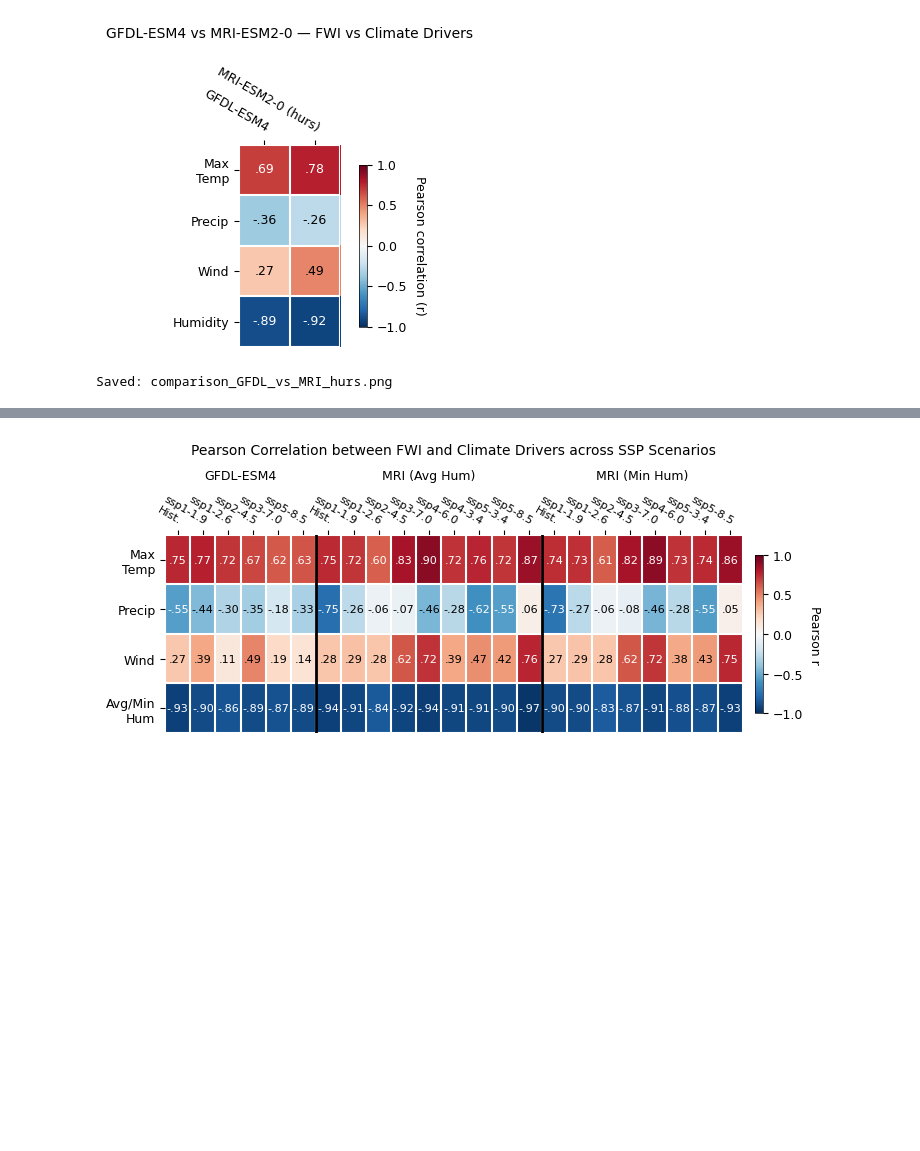
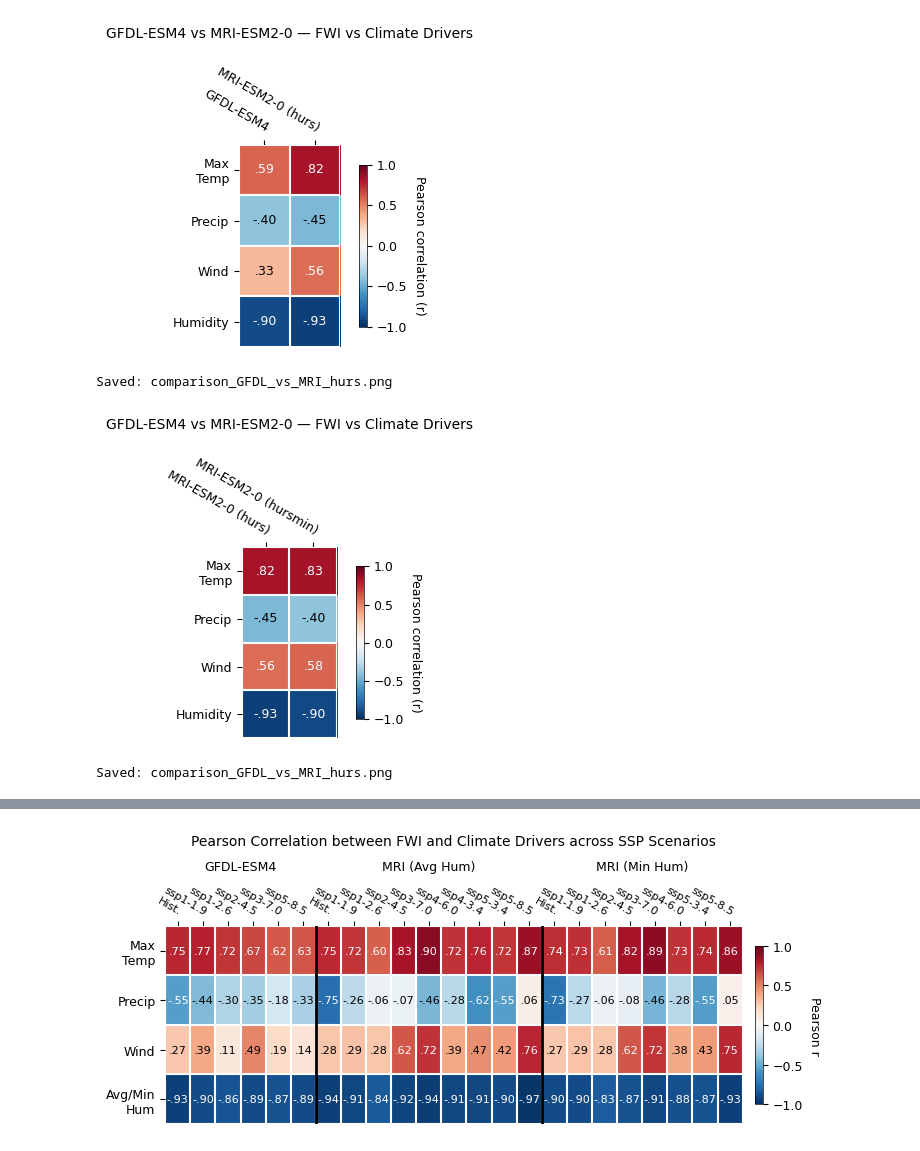
Before and after one commit to Thunthita/ClimateChangeonWildfire, a Jupyter notebook: new/src/All/Model_Comparison_Heatmap.ipynb, the cells around one changed output, grey strips where cells are left out. Cells and saved outputs as stored; diff of their text form; code cells hidden in the pictures; blank space fills up the shorter version.

```diff
--- a/new/src/All/Model_Comparison_Heatmap.ipynb
+++ b/new/src/All/Model_Comparison_Heatmap.ipynb
@@ -172,14 +195,30 @@ def plot_model_comparison_heatmap(
 # %%
 # ── Heatmap 1: GFDL-ESM4 vs MRI-ESM2-0 (hurs) ───────────────────────────────
-COMMON_SCENARIOS_1 = ["historical", "ssp119", "ssp126", "ssp245", "ssp370", "ssp585"]
+ALL_SCENARIOS_FULL = ["historical", "ssp119", "ssp126", "ssp245",
+             "ssp370", "ssp434", "ssp460", "ssp534", "ssp585"]
 
 plot_model_comparison_heatmap(
     model_names = ["GFDL-ESM4", "MRI-ESM2-0 (hurs)"],
-    scenarios   = COMMON_SCENARIOS_1,
+    scenarios   = ALL_SCENARIOS_FULL,
     title       = "GFDL-ESM4 vs MRI-ESM2-0 — FWI vs Climate Drivers",
     filename    = "comparison_GFDL_vs_MRI_hurs.png",
     hum_label   = "Humidity",
 )
 # %% [output]
-[figure, old version]
+[figure, new version]
 Saved: comparison_GFDL_vs_MRI_hurs.png
+# %%
+# ── Heatmap 1: GFDL-ESM4 vs MRI-ESM2-0 (hurs) ───────────────────────────────
+ALL_SCENARIOS_FULL = ["historical", "ssp119", "ssp126", "ssp245",
+             "ssp370", "ssp434", "ssp460", "ssp534", "ssp585"]
+
+plot_model_comparison_heatmap(
+    model_names = ["MRI-ESM2-0 (hurs)", "MRI-ESM2-0 (hursmin)"],
+    scenarios   = ALL_SCENARIOS_FULL,
+    title       = "GFDL-ESM4 vs MRI-ESM2-0 — FWI vs Climate Drivers",
+    filename    = "comparison_GFDL_vs_MRI_hurs.png",
+    hum_label   = "Humidity",
+)
+# %% [output]
+[figure, added]
+Saved: comparison_GFDL_vs_MRI_hurs.png
```
Also changed, not shown: parts of 10 cells of this notebook, 16 other files.
